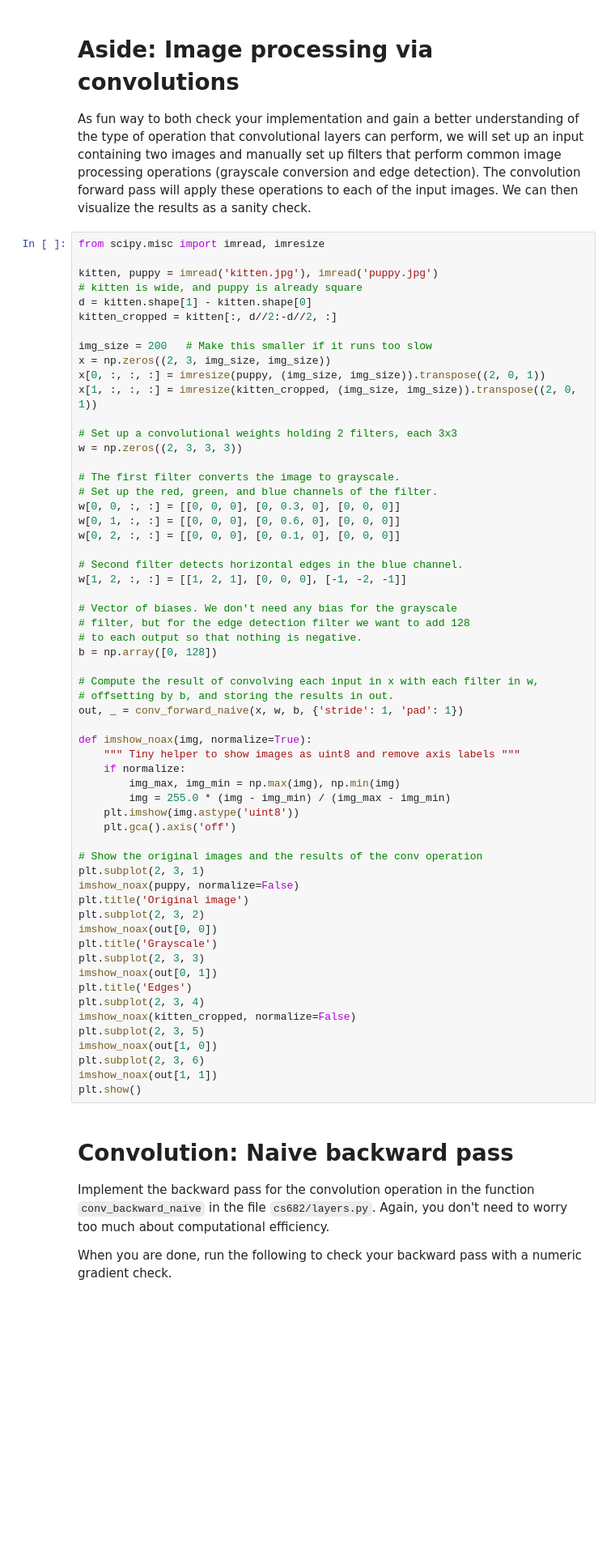
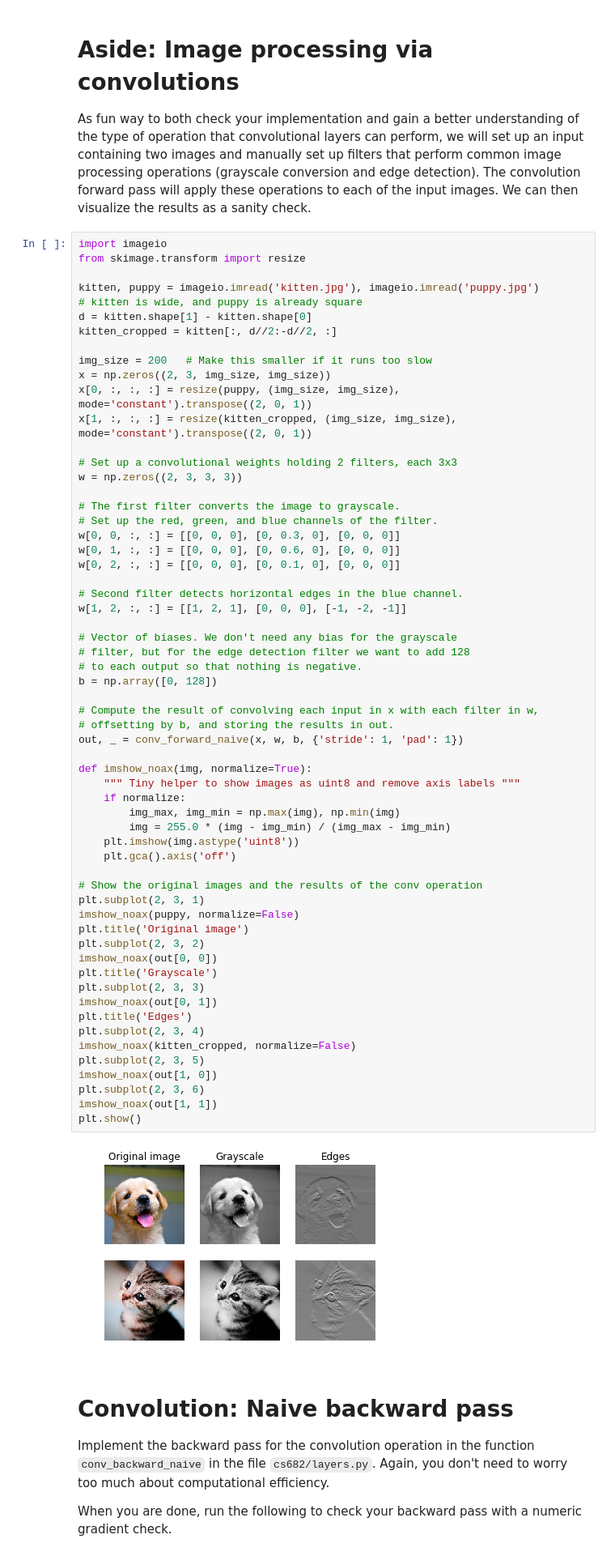
Before and after one commit to soumyaumass/CS682-Assignments, a Jupyter notebook: assignment2/ConvolutionalNetworks.ipynb, the cells around one changed output. Shown: that part at 81% size. Cells and saved outputs as stored; diff of their text form; blank space fills up the shorter version.

```diff
--- a/assignment2/ConvolutionalNetworks.ipynb
+++ b/assignment2/ConvolutionalNetworks.ipynb
@@ -70,17 +80,18 @@ print('difference: ', rel_error(out, correct_out))
 
 As fun way to both check your implementation and gain a better understanding of the type of operation that convolutional layers can perform, we will set up an input containing two images and manually set up filters that perform common image processing operations (grayscale conversion and edge detection). The convolution forward pass will apply these operations to each of the input images. We can then visualize the results as a sanity check.
 # %%
-from scipy.misc import imread, imresize
+import imageio
+from skimage.transform import resize
 
-kitten, puppy = imread('kitten.jpg'), imread('puppy.jpg')
+kitten, puppy = imageio.imread('kitten.jpg'), imageio.imread('puppy.jpg')
 # kitten is wide, and puppy is already square
 d = kitten.shape[1] - kitten.shape[0]
 kitten_cropped = kitten[:, d//2:-d//2, :]
 
 img_size = 200   # Make this smaller if it runs too slow
 x = np.zeros((2, 3, img_size, img_size))
-x[0, :, :, :] = imresize(puppy, (img_size, img_size)).transpose((2, 0, 1))
-x[1, :, :, :] = imresize(kitten_cropped, (img_size, img_size)).transpose((2, 0, 1))
+x[0, :, :, :] = resize(puppy, (img_size, img_size), mode='constant').transpose((2, 0, 1))
+x[1, :, :, :] = resize(kitten_cropped, (img_size, img_size), mode='constant').transpose((2, 0, 1))
 
 # Set up a convolutional weights holding 2 filters, each 3x3
 w = np.zeros((2, 3, 3, 3))
@@ -101,33 +112,35 @@ b = np.array([0, 128])
 
 # Compute the result of convolving each input in x with each filter in w,
 # offsetting by b, and storing the results in out.
 out, _ = conv_forward_naive(x, w, b, {'stride': 1, 'pad': 1})
 
 def imshow_noax(img, normalize=True):
     """ Tiny helper to show images as uint8 and remove axis labels """
     if normalize:
         img_max, img_min = np.max(img), np.min(img)
         img = 255.0 * (img - img_min) / (img_max - img_min)
     plt.imshow(img.astype('uint8'))
     plt.gca().axis('off')
 
 # Show the original images and the results of the conv operation
 plt.subplot(2, 3, 1)
 imshow_noax(puppy, normalize=False)
 plt.title('Original image')
 plt.subplot(2, 3, 2)
 imshow_noax(out[0, 0])
 plt.title('Grayscale')
 plt.subplot(2, 3, 3)
 imshow_noax(out[0, 1])
 plt.title('Edges')
 plt.subplot(2, 3, 4)
 imshow_noax(kitten_cropped, normalize=False)
 plt.subplot(2, 3, 5)
 imshow_noax(out[1, 0])
 plt.subplot(2, 3, 6)
 imshow_noax(out[1, 1])
 plt.show()
+# %% [output]
+[figure, added]
 # %% [markdown]
 # Convolution: Naive backward pass
 Implement the backward pass for the convolution operation in the function `conv_backward_naive` in the file `cs682/layers.py`. Again, you don't need to worry too much about computational efficiency.
```
Also changed, not shown: parts of 20 cells of this notebook, 8 other files.
